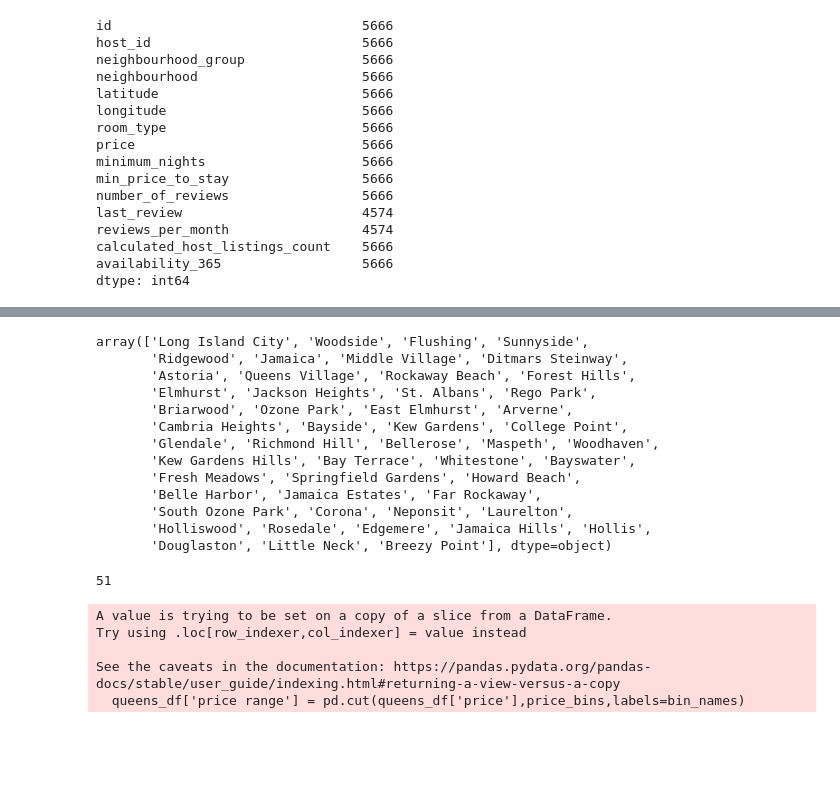
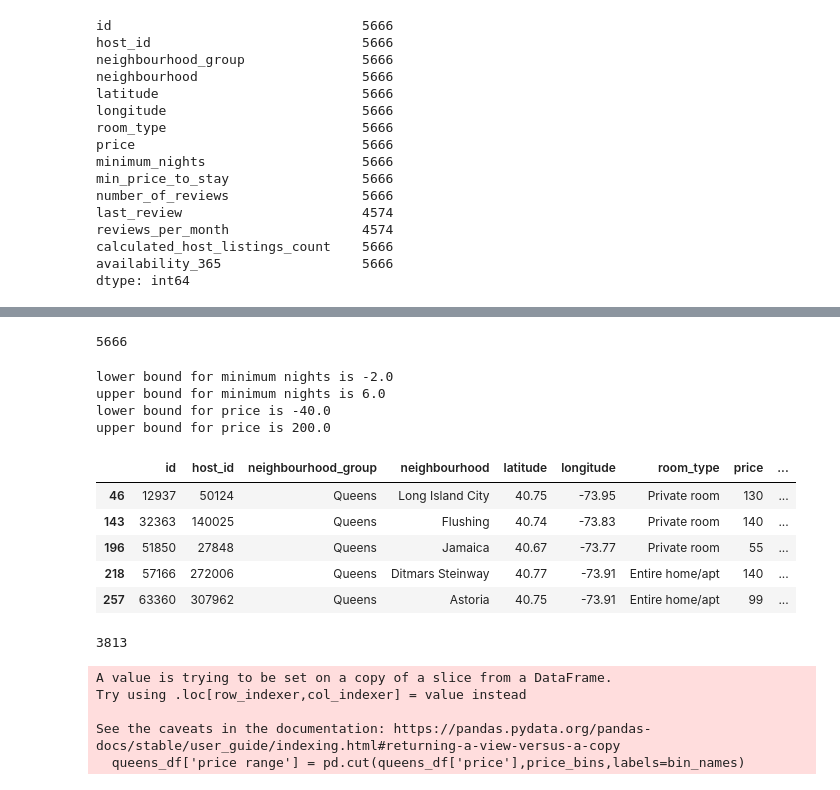
Before and after one commit to alexturkmen/Airbnb-New-York-Renterpreneurs, a Jupyter notebook: Queens_nyc_airbnb.ipynb, the cells around one changed output, grey strips where cells are left out. Cells and saved outputs as stored; diff of their text form; code cells hidden in the pictures; blank space fills up the shorter version.

Commit message:
updated queens

```diff
--- a/Queens_nyc_airbnb.ipynb
+++ b/Queens_nyc_airbnb.ipynb
@@ -127,6 +123,6 @@ availability_365                  5666
 dtype: int64
 # %%
 #replacing all NaN values in 'reviews_per_month' with 0
-queens_df.fillna({'reviews_per_month':0}, inplace=True)
+queens_df.loc[:, 'reviews_per_month'] = queens_df.loc[:, 'reviews_per_month'].fillna(0)
 queens_df.head()
 # %% [output]
@@ -141,5 +138,5 @@ See the caveats in the documentation: https://pandas.pydata.org/pandas-docs/stab
 | 161 | 39593 | 110506 | Queens | Sunnyside | 40.75 | -73.92 | Private room | 79 | ... |
 | 181 | 45910 | 204539 | Queens | Ridgewood | 40.70 | -73.90 | Entire home/apt | 350 | ... |
 # %%
-queens_df['last_review'] = queens_df['last_review'].replace(np.nan, '9999-12-31')
-queens_df.head()
+#queens_df['last_review'] = queens_df['last_review'].replace(np.nan, '9999-12-31')
+#queens_df.head()
@@ -187,26 +172,48 @@ queens_df.describe()
 | 50% | 22564596.00 | 68271464.00 | 40.74 | -73.90 | 75.00 | 2.00 | 160.00 | 7.00 | ... |
 | 75% | 30768797.25 | 158031226.25 | 40.76 | -73.83 | 110.00 | 3.00 | 375.00 | 32.00 | ... |
 | max | 36484363.00 | 274225617.00 | 40.80 | -73.71 | 10000.00 | 500.00 | 1000000.00 | 629.00 | ... |
-# %%
-queens_df.neighbourhood.unique()
-# %% [output]
-array(['Long Island City', 'Woodside', 'Flushing', 'Sunnyside',
-       'Ridgewood', 'Jamaica', 'Middle Village', 'Ditmars Steinway',
-       'Astoria', 'Queens Village', 'Rockaway Beach', 'Forest Hills',
-       'Elmhurst', 'Jackson Heights', 'St. Albans', 'Rego Park',
-       'Briarwood', 'Ozone Park', 'East Elmhurst', 'Arverne',
-       'Cambria Heights', 'Bayside', 'Kew Gardens', 'College Point',
-       'Glendale', 'Richmond Hill', 'Bellerose', 'Maspeth', 'Woodhaven',
-       'Kew Gardens Hills', 'Bay Terrace', 'Whitestone', 'Bayswater',
-       'Fresh Meadows', 'Springfield Gardens', 'Howard Beach',
-       'Belle Harbor', 'Jamaica Estates', 'Far Rockaway',
-       'South Ozone Park', 'Corona', 'Neponsit', 'Laurelton',
-       'Holliswood', 'Rosedale', 'Edgemere', 'Jamaica Hills', 'Hollis',
-       'Douglaston', 'Little Neck', 'Breezy Point'], dtype=object)
 # %%
-len(queens_df.neighbourhood.unique())
+len(queens_df)
 # %% [output]
-51
+5666
+# %%
+min_nights_queens_quartiles = queens_df['minimum_nights'].quantile([.25,.5,.75])
+min_nights_lowerq = min_nights_queens_quartiles[.25]
+min_nights_upperq = min_nights_queens_quartiles[.75]
+min_nights_iqr = (min_nights_upperq-min_nights_lowerq).round(2)
+min_nights_low_b = (min_nights_lowerq - (1.5*min_nights_iqr)).round(2)
+print(f'lower bound for minimum nights is {min_nights_low_b}')
+min_nights_up_b = (min_nights_upperq + (1.5*min_nights_iqr)).round(2)
+print(f'upper bound for minimum nights is {min_nights_up_b}')
+
+price_queens_quartiles = queens_df['price'].quantile([.25,.5,.75])
+price_lowerq = price_queens_quartiles[.25]
+price_upperq = price_queens_quartiles[.75]
+price_iqr = (price_upperq-price_lowerq).round(2)
+price_low_b = (price_lowerq - (1.5*price_iqr)).round(2)
+print(f'lower bound for price is {price_low_b}')
+price_up_b = (price_upperq + (1.5*price_iqr)).round(2)
+print(f'upper bound for price is {price_up_b}')
+# %% [output]
+lower bound for minimum nights is -2.0
+upper bound for minimum nights is 6.0
+lower bound for price is -40.0
+upper bound for price is 200.0
+# %%
+queens_cleaned_df = queens_df.loc[(queens_df['price'] <= 200) & (queens_df['minimum_nights'] < 6) & (queens_df['number_of_reviews'] > 0)]
+queens_cleaned_df.head()
+# %% [output]
+|  | id | host_id | neighbourhood_group | neighbourhood | latitude | longitude | room_type | price | ... |
+| 46 | 12937 | 50124 | Queens | Long Island City | 40.75 | -73.95 | Private room | 130 | ... |
+| 143 | 32363 | 140025 | Queens | Flushing | 40.74 | -73.83 | Private room | 140 | ... |
+| 196 | 51850 | 27848 | Queens | Jamaica | 40.67 | -73.77 | Private room | 55 | ... |
+| 218 | 57166 | 272006 | Queens | Ditmars Steinway | 40.77 | -73.91 | Entire home/apt | 140 | ... |
+| 257 | 63360 | 307962 | Queens | Astoria | 40.75 | -73.91 | Entire home/apt | 99 | ... |
+# %%
+# going from 5666 listings to 3813 after removing outliers and only looking at those with reviews
+len(queens_cleaned_df)
+# %% [output]
+3813
 # %%
 price_bins = [0,49.9,99.9,149.9,249.9,499.9,10001]
 bin_names = ['0-49','50-99','100-149','150-249','250-499','>500']
```
Also changed, not shown: parts of 8 cells of this notebook.
